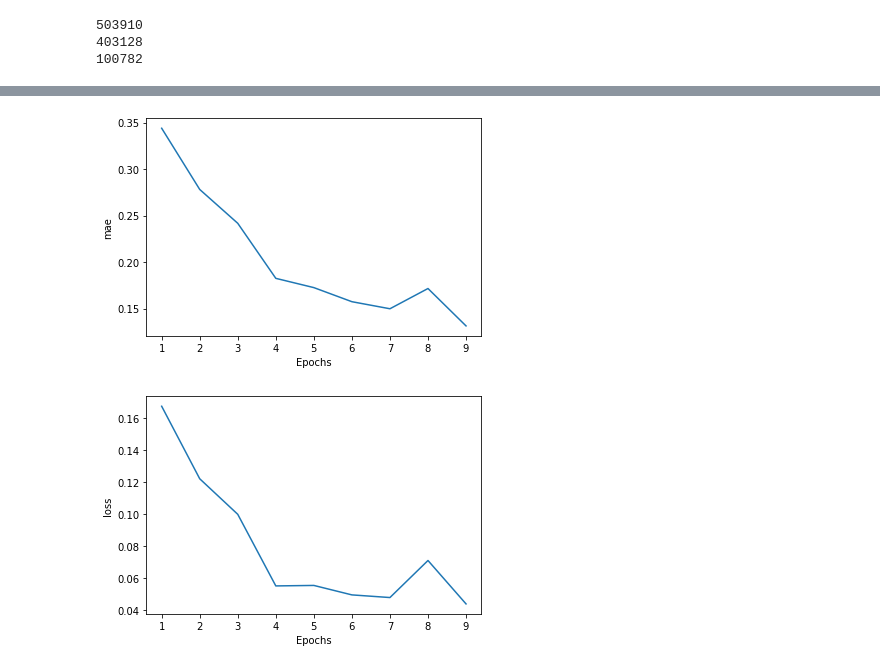
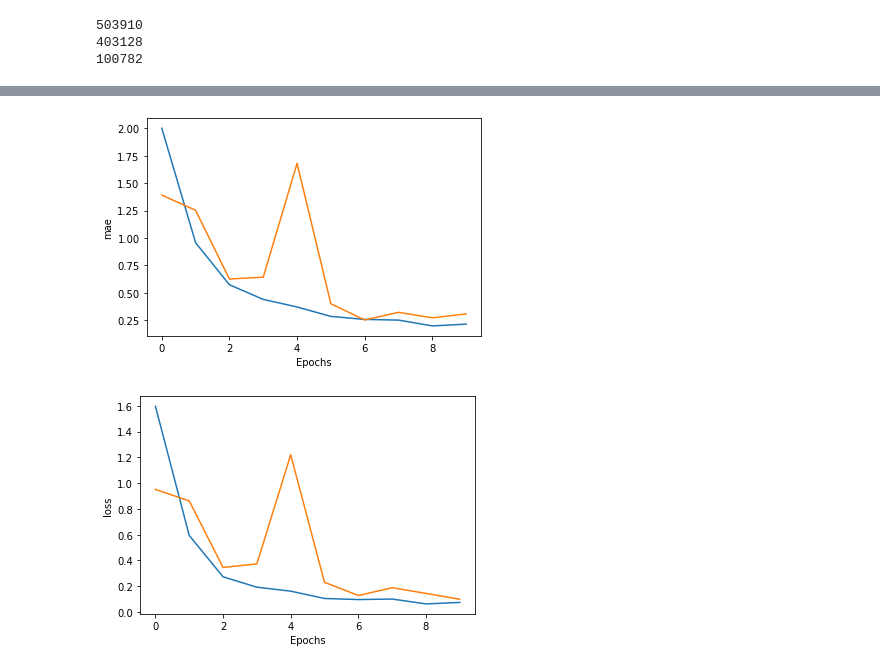
Before and after one commit to aemiralfath/BPML-Dicoding, a Jupyter notebook: submission2.ipynb, the cells around one changed output, grey strips where cells are left out. Saved outputs shown, nothing was run; the diff lists cells and outputs as text; code cells hidden in the pictures.

```diff
--- a/submission2.ipynb
+++ b/submission2.ipynb
@@ -182,7 +182,7 @@ def windowed_dataset(series, window_size, batch_size, shuffle_buffer):
     ds = ds.window(window_size + 1, shift=1, drop_remainder=True)
     ds = ds.flat_map(lambda w: w.batch(window_size + 1))
     ds = ds.shuffle(shuffle_buffer)
-    ds = ds.map(lambda w: (w[:-1], w[1:]))
+    ds = ds.map(lambda w: (w[:-1], w[-1:]))
     return ds.batch(batch_size).prefetch(1)
 # %%
 total_size = len(df_clean)
@@ -251,25 +251,27 @@ Epoch 10/10
 # %%
 def plot_graphs(history, string, start=None):
     label_plot = history.history[string]
+    label_val = history.history["val_"+string]
     epochs_plot = range(len(label_plot))
     if start is not None:
         label_plot = label_plot[start:]
+        label_val = label_val[start:]
         epochs_plot = epochs_plot[start:]
 
-    plt.plot(epochs_plot, label_plot)
+    plt.plot(epochs_plot, label_plot, label_val)
     plt.xlabel("Epochs")
     plt.ylabel(string)
     plt.show()
 # %%
 # plt.semilogx(history.history["lr"], history.history["loss"])
 # plt.axis([lr, 1e+1, 0, 30])
 # plt.show()
 
-plot_graphs(history, 'mae', 1)
-plot_graphs(history, 'loss', 1)
+plot_graphs(history, 'mae')
+plot_graphs(history, 'loss')
 # %% [output]
-[figure, old version]
+[figure, new version]
-[figure, old version]
+[figure, new version]
 # %%
 def model_forecast(model, series, window_size):
   ds = tf.data.Dataset.from_tensor_slices(series)
```
Also changed, not shown: parts of 4 cells of this notebook.
